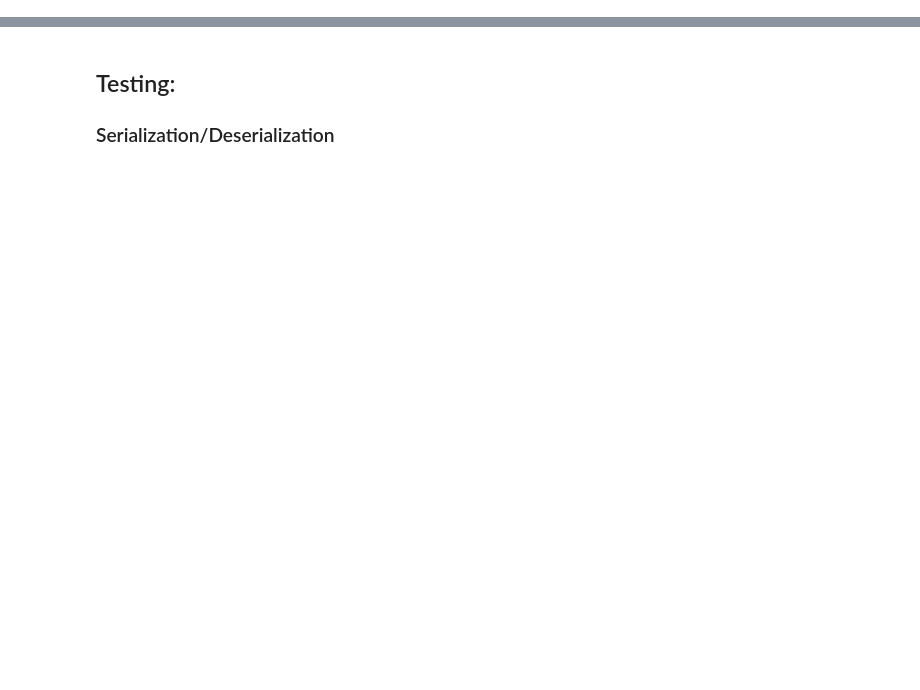
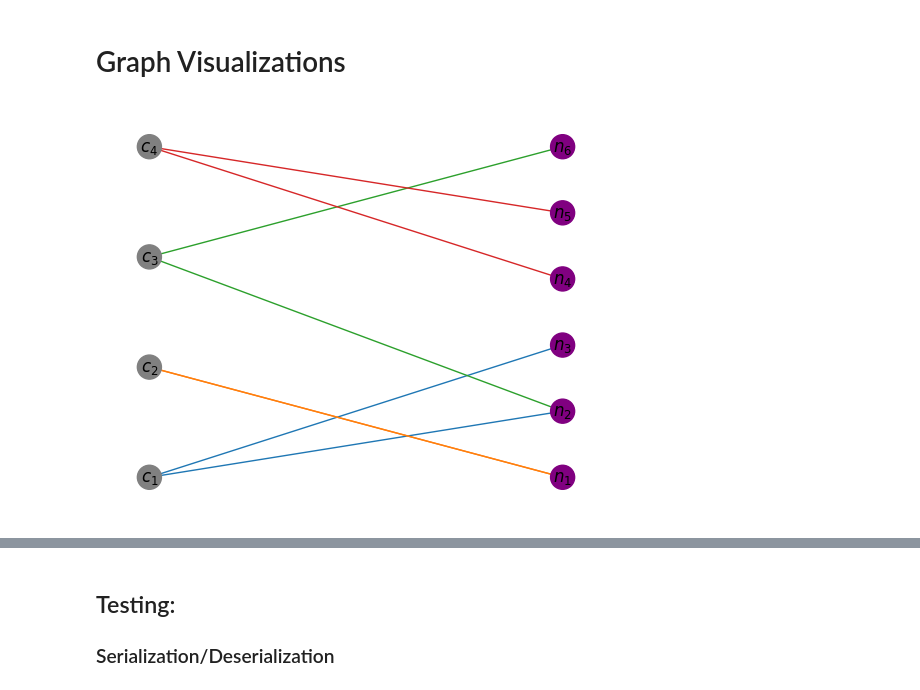
Before and after one commit to BrunoCAF/ps-hgp-qec, a Jupyter notebook: python/testing.ipynb, the cells around one changed output, grey strips where cells are left out. Saved outputs shown, nothing was run; the diff lists cells and outputs as text; code cells hidden in the pictures; blank space fills up the shorter version.

```diff
--- a/python/testing.ipynb
+++ b/python/testing.ipynb
@@ -30,0 +281,9 @@ def draw_graph(G: nx.MultiGraph, shape: tuple[int, int]):
+# %% [markdown]
+# Graph Visualizations
+# %%
+G = bpt.configuration_model(aseq=[2, 2, 2, 2],
+                            bseq=[2, 2, 1, 1, 1, 1],
+                            create_using=nx.MultiGraph())
+draw_bpt_graph(G)
+# %% [output]
+[figure, added]
```
Also changed, not shown: parts of 82 cells of this notebook.
